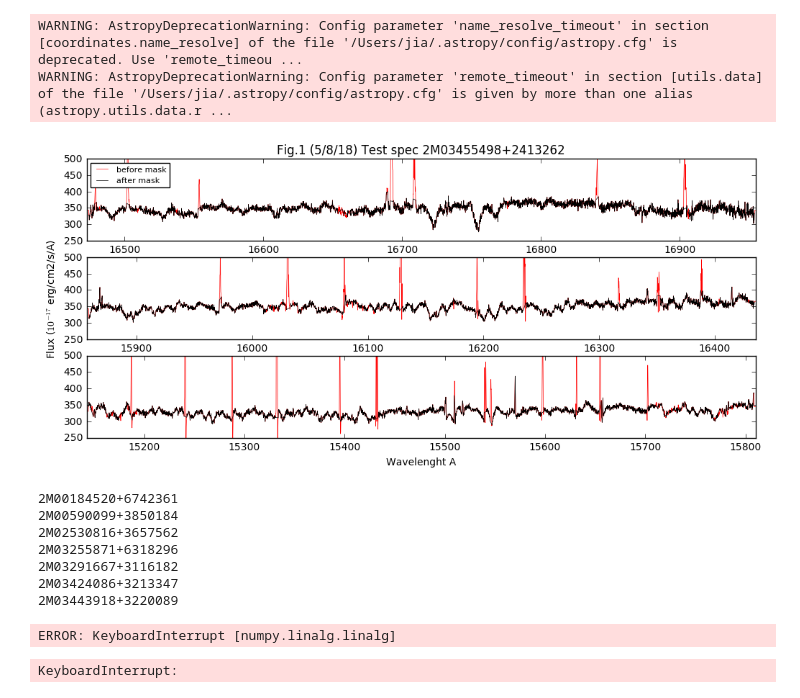
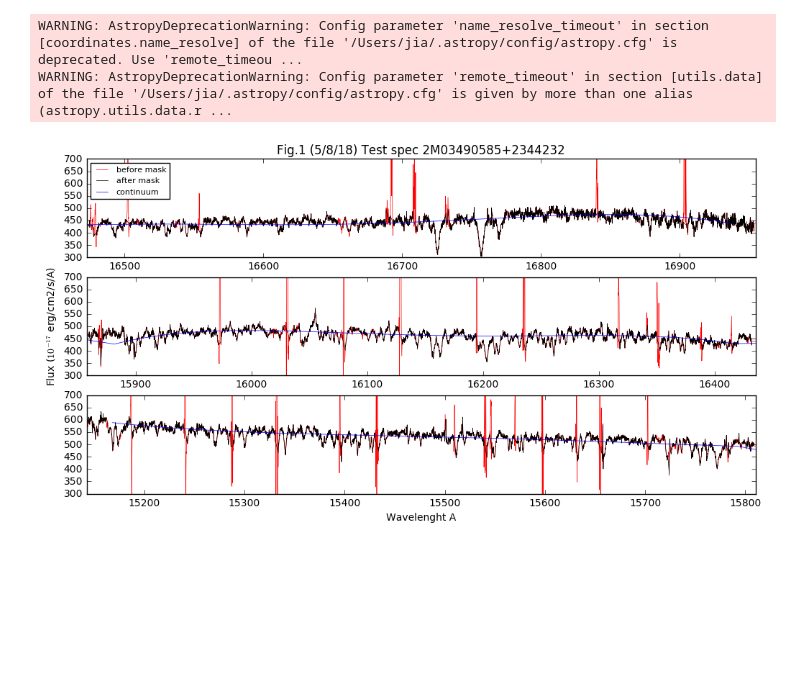
Before and after one commit to liuxx479/MW-BHs, a Jupyter notebook: plot-specs.ipynb, the cells around one changed output. Cells and saved outputs as stored; diff of their text form; code cells hidden in the pictures; blank space fills up the shorter version.

Commit message:
subtract continuum

```diff
--- a/plot-specs.ipynb
+++ b/plot-specs.ipynb
@@ -31,27 +29,40 @@ def read_spec(fitsfile):
     for ibit in (0,1,2,3,4,5,6,7,12,13,14):
         ipass[~logical_not(imask & 2**ibit)]=0
     ilambda = ihdulist[4].data
+    iidx=ilambda.flatten()
+#     ispec_mask = interp1d(ilambda[where(ipass)], ispec[where(ipass)],
+#                           fill_value="extrapolate")(ilambda.flatten())
+#     ierr_mask = interp1d(ilambda[where(ipass)], ierr[where(ipass)],
+#                           fill_value="extrapolate")(ilambda.flatten())
+#     icont = continuum.fitApvisit(ispec_mask, ierr_mask,
+#             ilambda.flatten(),deg=4, niter=10, usigma=3., lsigma=0.1,).reshape(3,-1)[[2,1,0]]
     return ilambda, ispec, ierr, ipass, idate
 # %%
 apodir = '/Users/jia/Dropbox/smbhs/ApogeeLine/'
-apoid_candidates = os.listdir(apodir+'specs_visit')[1:]
+apoid_candidates = os.listdir(apodir+'specs_visit/MS')[1:]
 iapoid = apoid_candidates[7]
-ifitsfn = apodir+'specs_visit/%s/%s'%(iapoid,os.listdir(apodir+'specs_visit/%s'%(iapoid))[0])
+ifitsfn = apodir+'specs_visit/MS/%s/%s'%(iapoid,os.listdir(apodir+'specs_visit/MS/%s'%(iapoid))[0])
+ilambda, ispec, ierr, ipass, idate = read_spec(ifitsfn)
 
-ilambda, ispec, ierr, ipass, idate = read_spec(ifitsfn)
-f, axes=subplots(3,1,figsize=(12,5))
+data_spec = interp1d(ilambda[where(ipass)].flatten(), ispec[where(ipass)].flatten())(wavelength)
+specerr = interp1d(ilambda.flatten(), ierr.flatten())(wavelength)
+icont = utils.get_apogee_continuum(wavelength, data_spec, spec_err = None, cont_pixels = None)
+
+f, axes=subplots(3,1,figsize=(12,6))
 for i in range(len(ilambda)):
     axes[i].plot(ilambda[i], ispec[i], 'r-',lw=0.5,label='before mask')
     axes[i].plot(ilambda[i][where(ipass[i])], ispec[i][where(ipass[i])], 'k-',lw=0.5,label='after mask')
     axes[i].set_xlim(amin(ilambda[i]),amax(ilambda[i]))
-    axes[i].set_ylim(250,500)
+    #axes[i].set_ylim(0.5,1.5)
+    axes[i].set_ylim(300,700)
+    axes[i].plot(wavelength, icont,'b-',lw=0.5,label='continuum')
 axes[1].set_ylabel('Flux ($10^{-17}$ erg/cm2/s/A)')
 axes[-1].set_xlabel('Wavelenght A')
-axes[0].set_title('Fig.1 (5/8/18) Test spec '+apoid_candidates[j])
+axes[0].set_title('Fig.1 (5/8/18) Test spec '+iapoid)
 axes[0].legend(fontsize=8,loc='best')
 show()
 #print imask[1]
 # %% [output]
-[figure, old version]
+[figure, new version]
 # %%
 #from __future__ import absolute_import, division, print_function # Python2 compatibility
@@ -112,20 +127,10 @@ def kareem_fit(ifitsfn, iapoid, show=0):
 # apoid_candidates = os.listdir(apodir+'specs_visit')
 # iapoid = apoid_candidates[8]
 # ifitsfn = apodir+'specs_visit/%s/%s'%(iapoid,os.listdir(apodir+'specs_visit/%s'%(iapoid))[0])
-out_arr = []
-for iapoid in apoid_candidates:
-    print iapoid
-    for iobs in os.listdir(apodir+'specs_visit/%s'%(iapoid)):
-        ifitsfn = apodir+'specs_visit/%s/%s'%(iapoid,iobs)
-        out_arr.append (kareem_fit(ifitsfn, iapoid, show=0))
+# out_arr = []
+# for iapoid in apoid_candidates:
+#     print iapoid
+#     for iobs in os.listdir(apodir+'specs_visit/%s'%(iapoid)):
+#         ifitsfn = apodir+'specs_visit/%s/%s'%(iapoid,iobs)
+#         out_arr.append (kareem_fit(ifitsfn, iapoid, show=0))
-# %% [output]
-2M00184520+6742361
-2M00590099+3850184
-2M02530816+3657562
-2M03255871+6318296
-2M03291667+3116182
-2M03424086+3213347
-2M03443918+3220089
-ERROR: KeyboardInterrupt [numpy.linalg.linalg]
-KeyboardInterrupt:
 # %%
```
Also changed, not shown: parts of 4 cells of this notebook, 1 other file.
